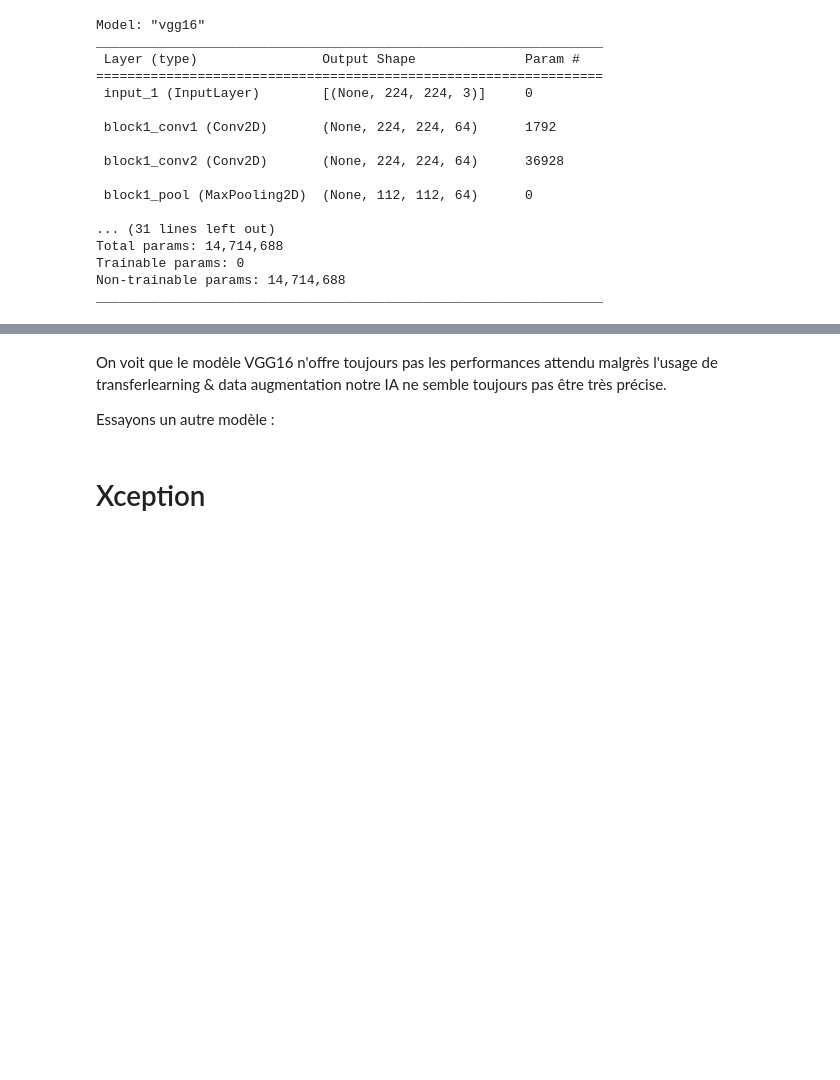
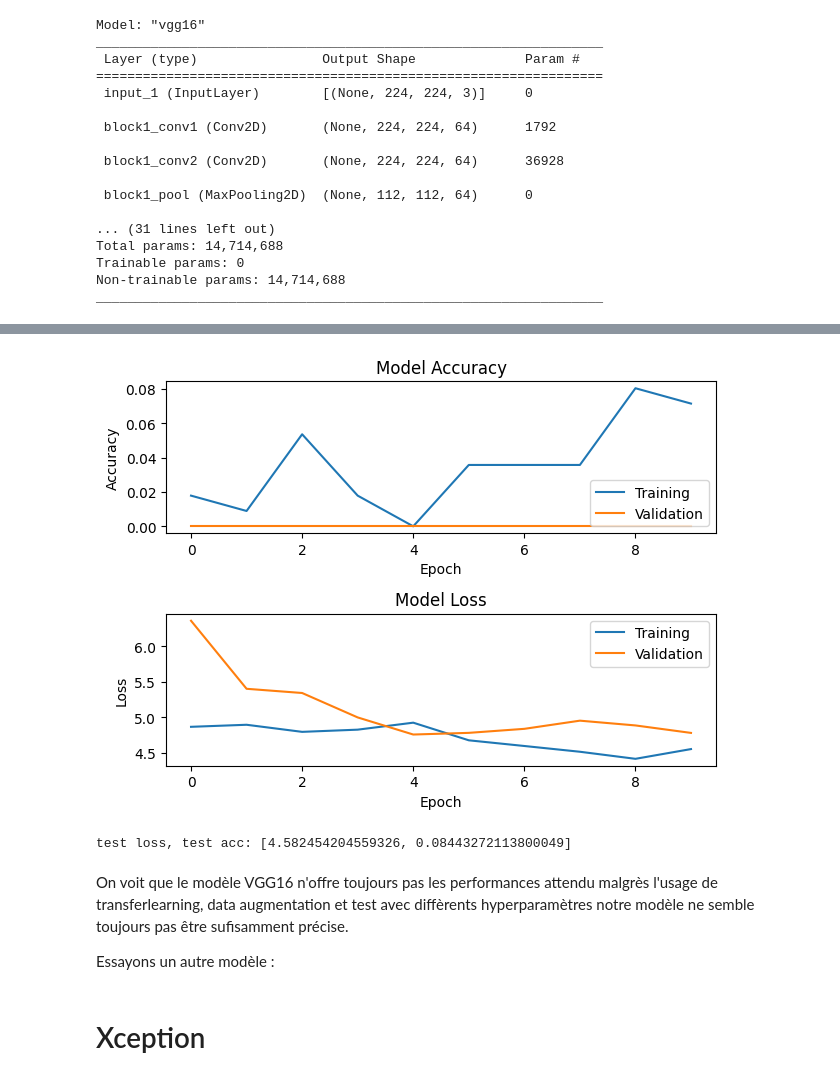
Before and after one commit to miinushi/P6_7_machine_learning, a Jupyter notebook: notebook.ipynb, the cells around one changed output, grey strips where cells are left out. Cells and saved outputs as stored; diff of their text form; code cells hidden in the pictures; blank space fills up the shorter version.

```diff
--- a/notebook.ipynb
+++ b/notebook.ipynb
@@ -429,5 +442,13 @@ test loss, test acc: [430.21044921875, 0.02242744155228138]
+# %%
+pretrained_plot_model(history_three)
+
+
+print(f"test loss, test acc: {results_three}")
+# %% [output]
+[figure, added]
+test loss, test acc: [4.582454204559326, 0.08443272113800049]
 # %% [markdown]
-On voit que le modèle VGG16 n'offre toujours pas les performances attendu malgrès l'usage de transferlearning & data augmentation notre IA ne semble toujours pas être très précise.
+On voit que le modèle VGG16 n'offre toujours pas les performances attendu malgrès l'usage de transferlearning, data augmentation et test avec diffèrents hyperparamètres notre modèle ne semble toujours pas être sufisamment précise.
 
 Essayons un autre modèle :
 # %% [markdown]
```
Also changed, not shown: parts of 23 cells of this notebook.
